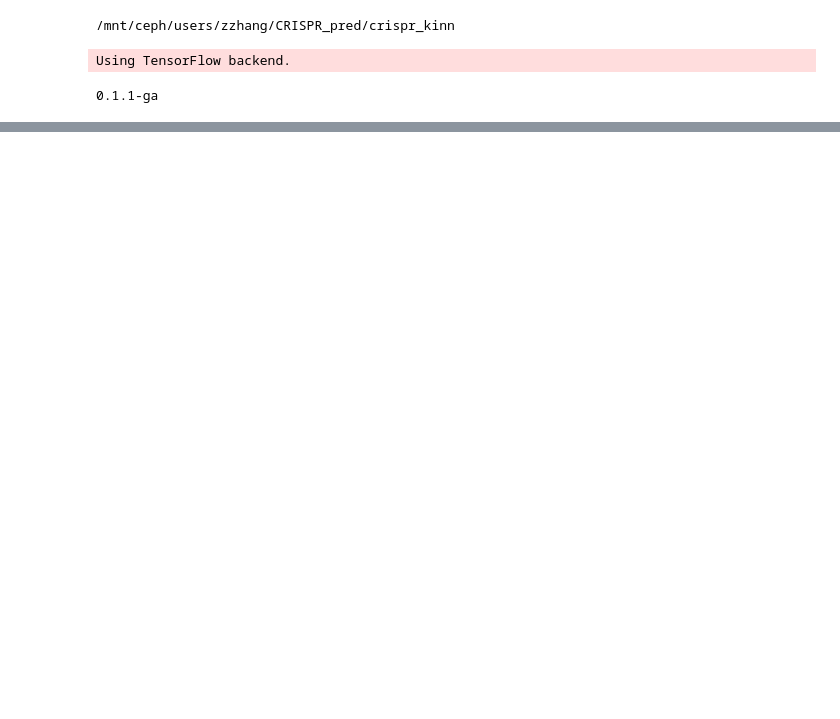
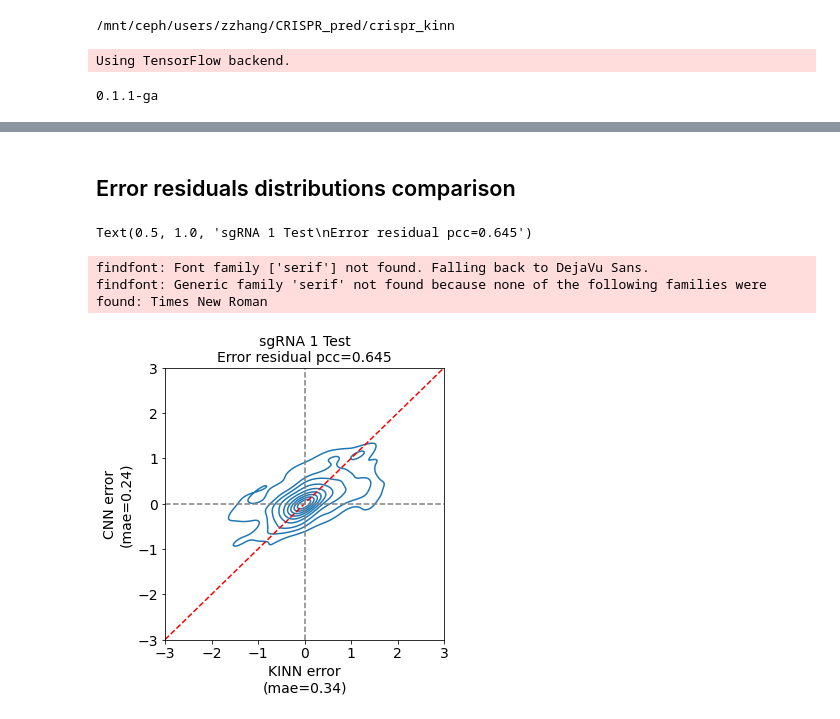
Before and after one commit to zj-zhang/Elektrum, a Jupyter notebook: notebooks/04-explain.ipynb, the cells around one changed output, grey strips where cells are left out. Cells and saved outputs as stored; diff of their text form; code cells hidden in the pictures; blank space fills up the shorter version.

Commit message:
comparison 04 between cnn/kinn

```diff
--- a/notebooks/04-explain.ipynb
+++ b/notebooks/04-explain.ipynb
@@ -339,0 +40,46 @@ obs  -3.033423718 ; pred  -3.2624586
+# %%
+# load data
+target = "wtCas9_cleave_rate_log"
+
+res = get_data(target=target, make_switch=False)
+# unpack data tuple
+x_train, y_train, x1_ts, y1_ts, x_val, y_val, x2_ts, y2_ts = res
+# %%
+# load kinn
+kinn_model_space = get_finkelstein_ms()
+wd = "outputs/KINN-wtCas9_cleave_rate_log-finkelstein-0/"
+kinn = reload_from_dir(wd, replace_conv_by_fc=False, n_channels=9)
+# %%
+# load cnn
+wd = "outputs/CNN-wtCas9_cleave_rate_log-0/"
+train_hist = pd.read_table(os.path.join(wd, "train_history.csv"), sep=",", header=None)
+best_trial_id = train_hist.sort_values(2, ascending=False).head(1)[0]
+dcnn = tf.keras.models.load_model(os.path.join(wd, "weights", "trial_%i"%best_trial_id, "bestmodel.h5"))
+# %% [markdown]
+## Error residuals distributions comparison
+# %%
+def make_err_plot(x, y, ax=None):
+    kinn_pred = kinn.predict(x)
+    cnn_pred = dcnn.predict(x)
+    df = pd.DataFrame({'kinn_err':y - kinn_pred.flatten(), 'cnn_err':y - cnn_pred.flatten()},
+                      index=np.arange(len(kinn_pred)))
+    if ax is None:
+        fig, ax = plt.subplots(1,1, figsize=(5,5))
+    ax = sns.kdeplot(x='kinn_err', y='cnn_err', data=df, ax=ax)
+    ax.set_xlim(-3,3)
+    ax.set_ylim(-3,3)
+    ax.plot([0,1], [0,1], transform=ax.transAxes, ls='--', c="red")
+    ax.axvline(0, ls="--", c="grey")
+    ax.axhline(0, ls="--", c="grey")
+    ax.set_xlabel("KINN error\n(mae=%.2f)"%df['kinn_err'].abs().mean())
+    ax.set_ylabel("CNN error\n(mae=%.2f)"%df['cnn_err'].abs().mean())
+    ax.set_title("Error residual pcc=%.3f" % ss.pearsonr(df['kinn_err'], df['cnn_err'])[0])
+    return ax
+# %%
+ax = make_err_plot(x1_ts, y1_ts)
+ax.set_title("sgRNA 1 Test\n" + ax.get_title())
+# %% [output]
+Text(0.5, 1.0, 'sgRNA 1 Test\nError residual pcc=0.645')
+findfont: Font family ['serif'] not found. Falling back to DejaVu Sans.
+findfont: Generic family 'serif' not found because none of the following families were found: Times New Roman
+[figure, added]
```
Also changed, not shown: parts of 42 cells of this notebook, 1 other file.
